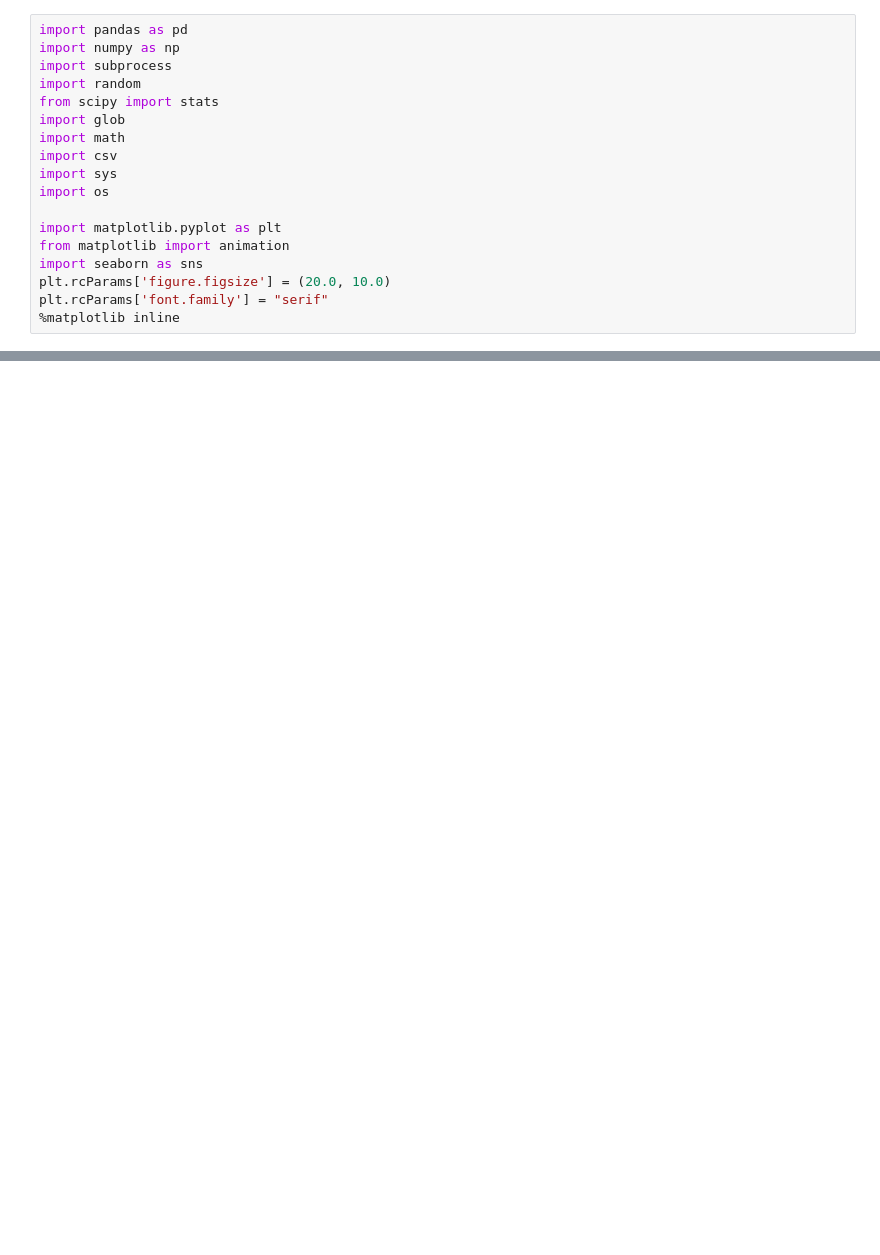
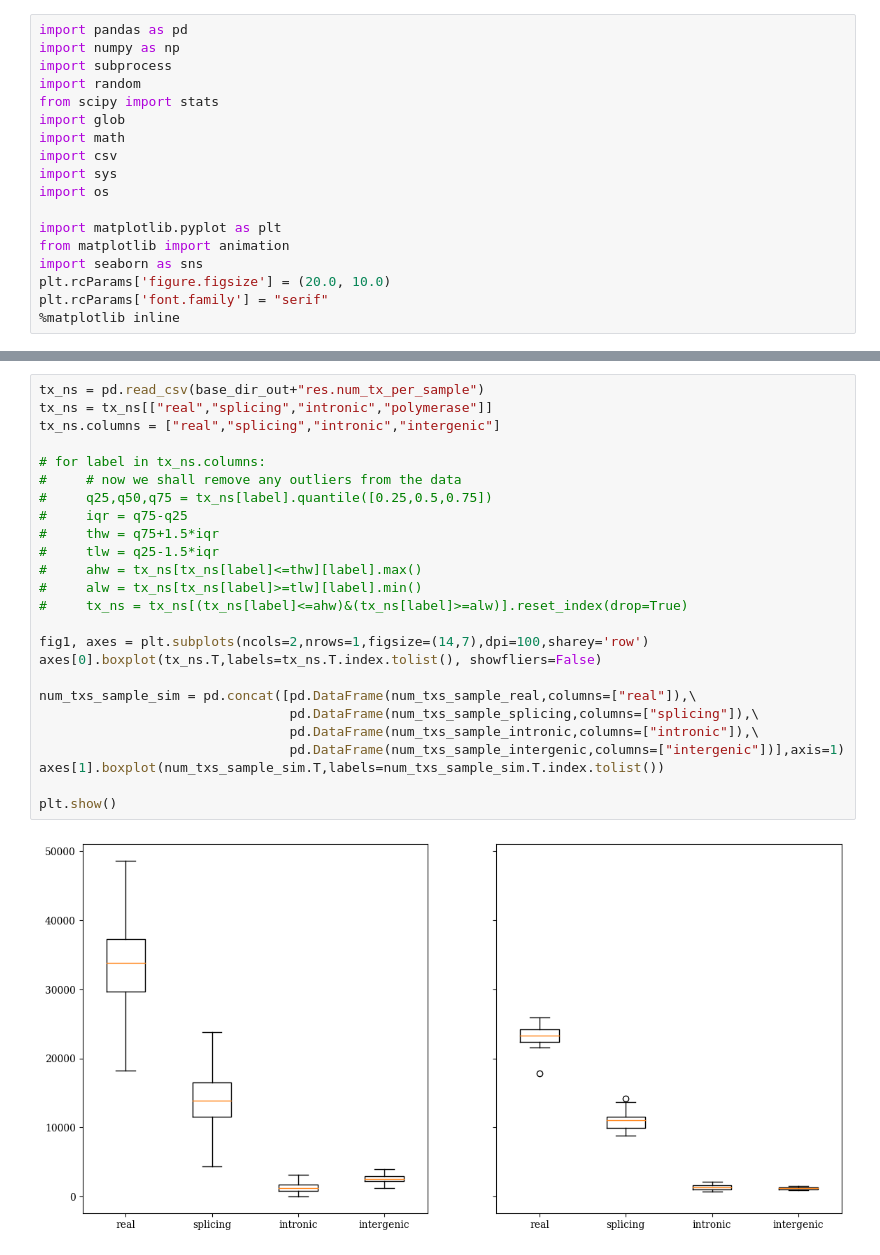
Before and after one commit to alevar/tx_noise, a Jupyter notebook: simulation_stage5_results.ipynb, the cells around one changed output, grey strips where cells are left out. Drawn from its saved outputs; the diff is of its cells as text; blank space fills up the shorter version.

```diff
--- a/simulation_stage5_results.ipynb
+++ b/simulation_stage5_results.ipynb
@@ -104,0 +156,27 @@ number of pol transcripts: 3610
+# %%
+tx_ns = pd.read_csv(base_dir_out+"res.num_tx_per_sample")
+tx_ns = tx_ns[["real","splicing","intronic","polymerase"]]
+tx_ns.columns = ["real","splicing","intronic","intergenic"]
+
+# for label in tx_ns.columns:
+#     # now we shall remove any outliers from the data
+#     q25,q50,q75 = tx_ns[label].quantile([0.25,0.5,0.75])
+#     iqr = q75-q25
+#     thw = q75+1.5*iqr
+#     tlw = q25-1.5*iqr
+#     ahw = tx_ns[tx_ns[label]<=thw][label].max()
+#     alw = tx_ns[tx_ns[label]>=tlw][label].min()
+#     tx_ns = tx_ns[(tx_ns[label]<=ahw)&(tx_ns[label]>=alw)].reset_index(drop=True)
+
+fig1, axes = plt.subplots(ncols=2,nrows=1,figsize=(14,7),dpi=100,sharey='row')
+axes[0].boxplot(tx_ns.T,labels=tx_ns.T.index.tolist(), showfliers=False)
+
+num_txs_sample_sim = pd.concat([pd.DataFrame(num_txs_sample_real,columns=["real"]),\
+                                pd.DataFrame(num_txs_sample_splicing,columns=["splicing"]),\
+                                pd.DataFrame(num_txs_sample_intronic,columns=["intronic"]),\
+                                pd.DataFrame(num_txs_sample_intergenic,columns=["intergenic"])],axis=1)
+axes[1].boxplot(num_txs_sample_sim.T,labels=num_txs_sample_sim.T.index.tolist())
+
+plt.show()
+# %% [output]
+[figure, added]
```
Also changed, not shown: parts of 20 cells of this notebook, 6 other files.
